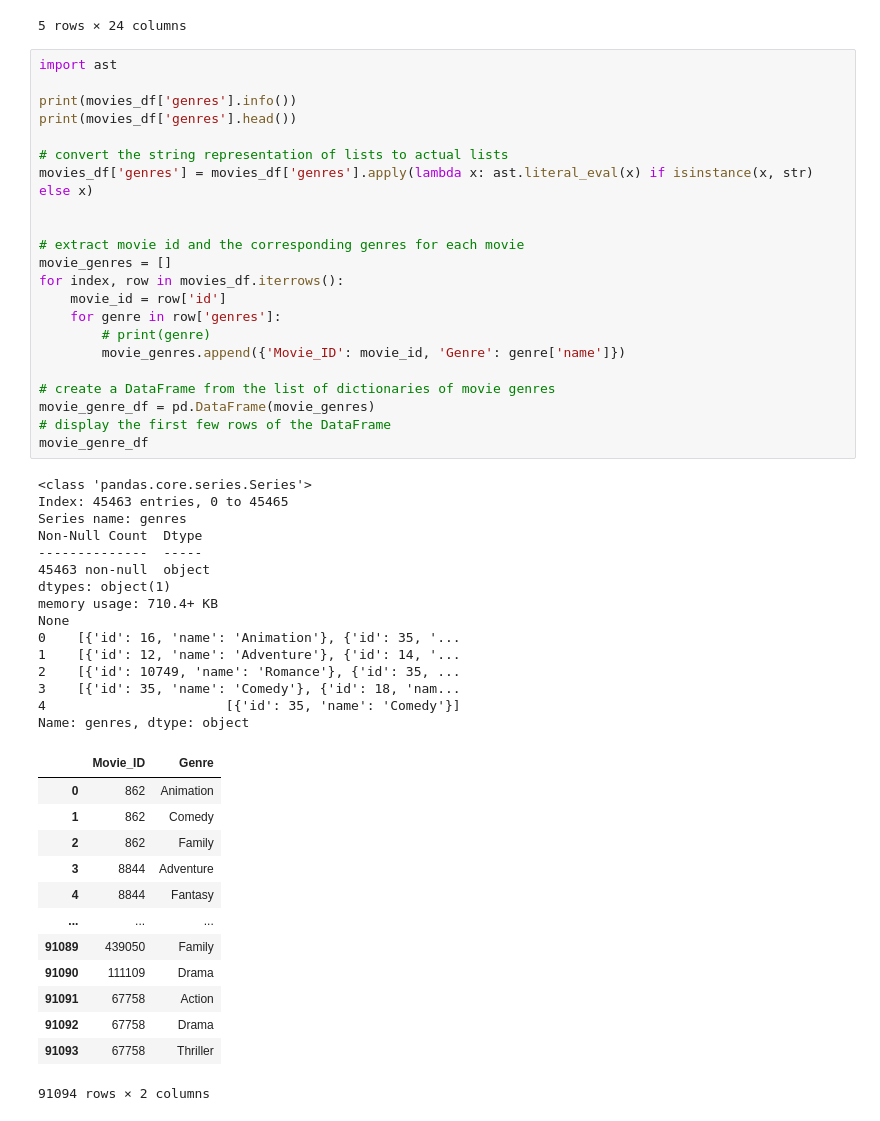
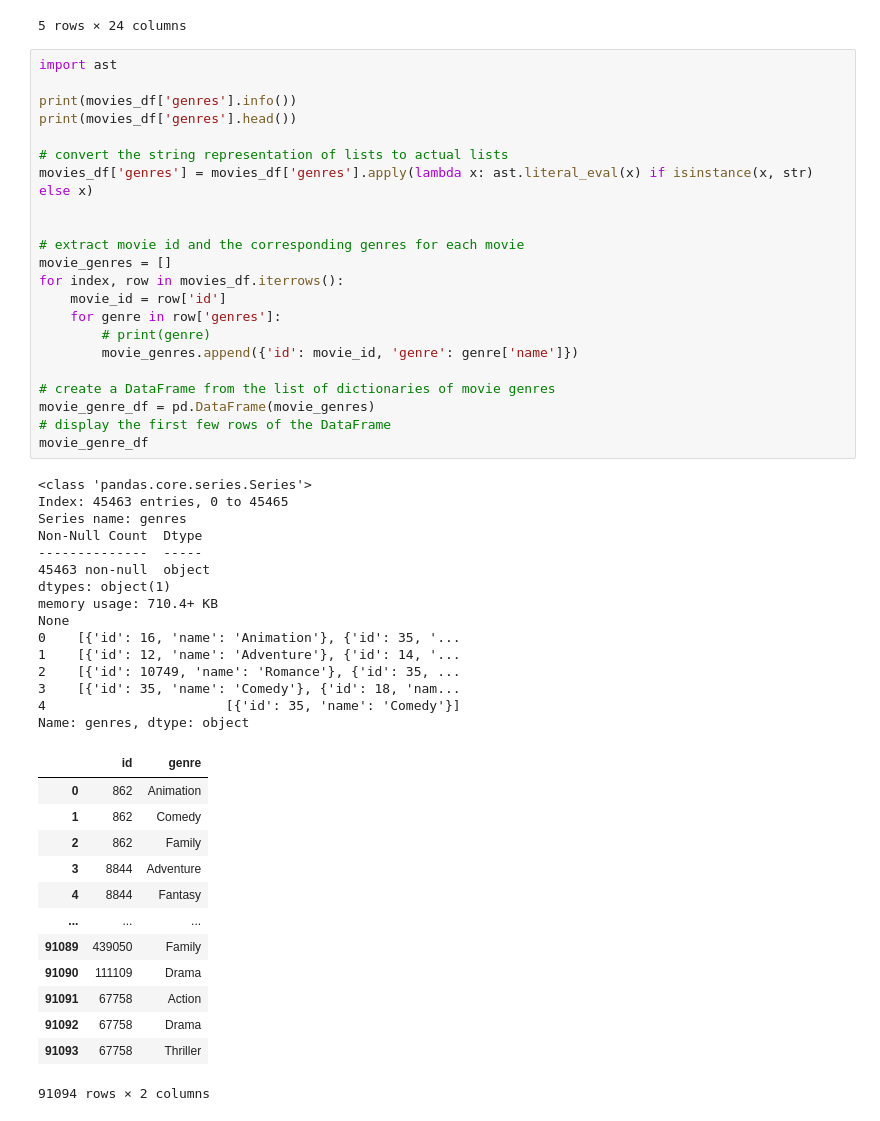
Before and after one commit to saharshmaloo/MovieAnalysis320, a Jupyter notebook: movies_data.ipynb, the cells around one changed output. Saved outputs shown, nothing was run; the diff lists cells and outputs as text.

```diff
--- a/movies_data.ipynb
+++ b/movies_data.ipynb
@@ -250,35 +250,35 @@ print(movies_df['genres'].head())
 movies_df['genres'] = movies_df['genres'].apply(lambda x: ast.literal_eval(x) if isinstance(x, str) else x)
 
 
 # extract movie id and the corresponding genres for each movie
 movie_genres = []
 for index, row in movies_df.iterrows():
     movie_id = row['id']
     for genre in row['genres']:
         # print(genre)
-        movie_genres.append({'Movie_ID': movie_id, 'Genre': genre['name']})
+        movie_genres.append({'id': movie_id, 'genre': genre['name']})
 
 # create a DataFrame from the list of dictionaries of movie genres
 movie_genre_df = pd.DataFrame(movie_genres)
 # display the first few rows of the DataFrame
 movie_genre_df
 # %% [output]
 <class 'pandas.core.series.Series'>
 Index: 45463 entries, 0 to 45465
 Series name: genres
 Non-Null Count  Dtype
 --------------  -----
 45463 non-null  object
 dtypes: object(1)
 memory usage: 710.4+ KB
 None
 0    [{'id': 16, 'name': 'Animation'}, {'id': 35, '...
 1    [{'id': 12, 'name': 'Adventure'}, {'id': 14, '...
 2    [{'id': 10749, 'name': 'Romance'}, {'id': 35, ...
 3    [{'id': 35, 'name': 'Comedy'}, {'id': 18, 'nam...
 4                       [{'id': 35, 'name': 'Comedy'}]
 Name: genres, dtype: object
-|  | Movie_ID | Genre |
+|  | id | genre |
 | 0 | 862 | Animation |
 | 1 | 862 | Comedy |
 | 2 | 862 | Family |
```
Also changed, not shown: parts of 5 cells of this notebook.
